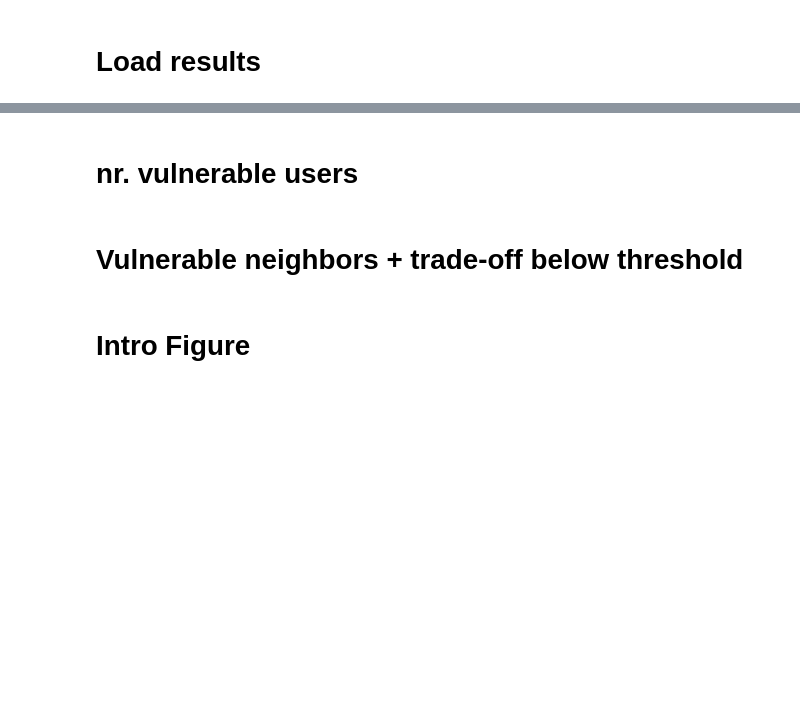
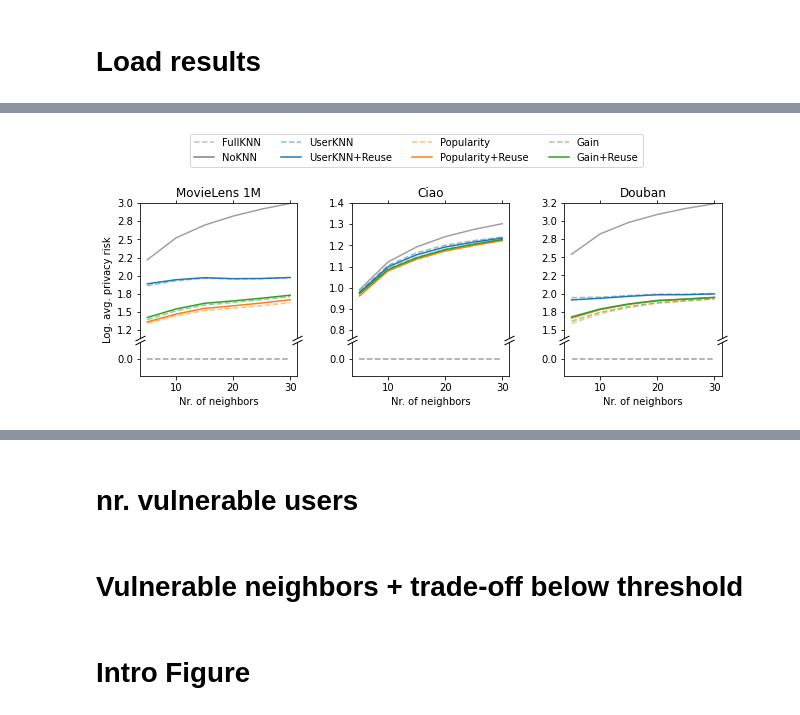
Before and after one commit to pmuellner/ReuseKNN, a Jupyter notebook: Visualization.ipynb, the cells around one changed output, grey strips where cells are left out. Drawn from its saved outputs; the diff is of its cells as text; code cells hidden in the pictures; blank space fills up the shorter version.

```diff
--- a/Visualization.ipynb
+++ b/Visualization.ipynb
@@ -184,0 +246,76 @@ fig.align_ylabels(axes)
+# %%
+ml1m_results = load_data(name="ml-1m", protected=True)
+ciao_results = load_data(name="ciao", protected=True)
+douban_results = load_data(name="douban", protected=True)
+
+def plot_mae_pr(axes, results):
+    ax1, ax2 = axes
+
+    ax1.plot(results["K"], np.log10(results["pr_all_userknn"]), color="C0", linestyle="dashed", alpha=0.5)
+    ax1.plot(results["K"], np.log10(results["pr_all_pop"]), color="C1", linestyle="dashed", alpha=0.5)
+    ax1.plot(results["K"], np.log10(results["pr_all_gain"]), color="C2", linestyle="dashed", alpha=0.5)
+    ax1.plot(results["K"], np.log10(results["pr_all_userknn_reuse"]), color="C0", linestyle="solid")
+    ax1.plot(results["K"], np.log10(results["pr_all_pop_reuse"]), color="C1", linestyle="solid")
+    ax1.plot(results["K"], np.log10(results["pr_all_gain_reuse"]), color="C2", linestyle="solid")
+    ax1.plot(results["K"], np.log10(results["pr_all_userknn_no"]), color="gray", linestyle="solid", alpha=0.75)
+    ax2.plot(results["K"], results["pr_all_userknn_full"], color="gray", linestyle="dashed", alpha=0.75)
+
+    ymax = max(np.log10(results["pr_all_userknn_no"]))
+    ymin = min(np.log10(results["pr_all_pop"]))
+    ax1.set_ylim(ymin-0.2, ymax)
+
+    #ax1.set_ylim(3, 6.8)
+    ax2.set_ylim(-0.25, 0.25)
+
+    ax1.spines["bottom"].set_visible(False)
+    ax2.spines["top"].set_visible(False)
+    ax1.xaxis.tick_top()
+    ax1.tick_params(labeltop=False)
+    ax2.xaxis.tick_bottom()
+
+    ticks = ax1.get_yticks()
+    ax1.set_yticks(ticks[1:])
+    ax2.set_yticks([0.0])
+
+    ax1.yaxis.set_major_formatter(FormatStrFormatter('%.1f'))
+    ax2.yaxis.set_major_formatter(FormatStrFormatter('%.1f'))
+
+    d = .5
+    kwargs = dict(marker=[(-1, -d), (1, d)], markersize=10,
+                  linestyle="none", color='k', mec='k', mew=1, clip_on=False)
+    ax1.plot([0, 1], [0, 0], transform=ax1.transAxes, **kwargs)
+    ax2.plot([0, 1], [1, 1], transform=ax2.transAxes, **kwargs)
+
+fig, axes = plt.subplots(2, 3, figsize=(9, 4), gridspec_kw={"hspace": 0.05, "height_ratios": [4, 1]})
+#fig.subplots_adjust(hspace=0)
+ax = fig.add_subplot(111, frameon=False)
+ax.set_ylabel("Log. avg. privacy risk")
+ax.tick_params(labelcolor='none', top=False, bottom=False, left=False, right=False)
+ax.grid(False)
+plot_mae_pr(axes[:, 0], ml1m_results)
+plot_mae_pr(axes[:, 1], ciao_results)
+plot_mae_pr(axes[:, 2], douban_results)
+
+axes[0, 0].set_title("MovieLens 1M")
+axes[0, 1].set_title("Ciao")
+axes[0, 2].set_title("Douban")
+
+axes[1, 0].set_xlabel("Nr. of neighbors")
+axes[1, 1].set_xlabel("Nr. of neighbors")
+axes[1, 2].set_xlabel("Nr. of neighbors")
+
+colors = ['gray', 'C0', 'C1', 'C2']
+lines = []
+labels = []
+for c in colors:
+    lines.append(Line2D([0], [0], color=c, linestyle='dashed', alpha=0.5))
+    lines.append(Line2D([0], [0], color=c, linestyle="solid"))
+labels = ["FullKNN", "NoKNN", "UserKNN", "UserKNN+Reuse", "Popularity", "Popularity+Reuse", "Gain", "Gain+Reuse"]
+
+fig.legend(lines, labels, ncol=4, loc='upper center')
+fig.tight_layout()
+fig.subplots_adjust(top=.75, bottom=0.15, hspace=0.35, wspace=0.35)
+
+fig.align_ylabels(axes)
+# %% [output]
+[figure, added]
```
Also changed, not shown: parts of 20 cells of this notebook, 2 other files.
